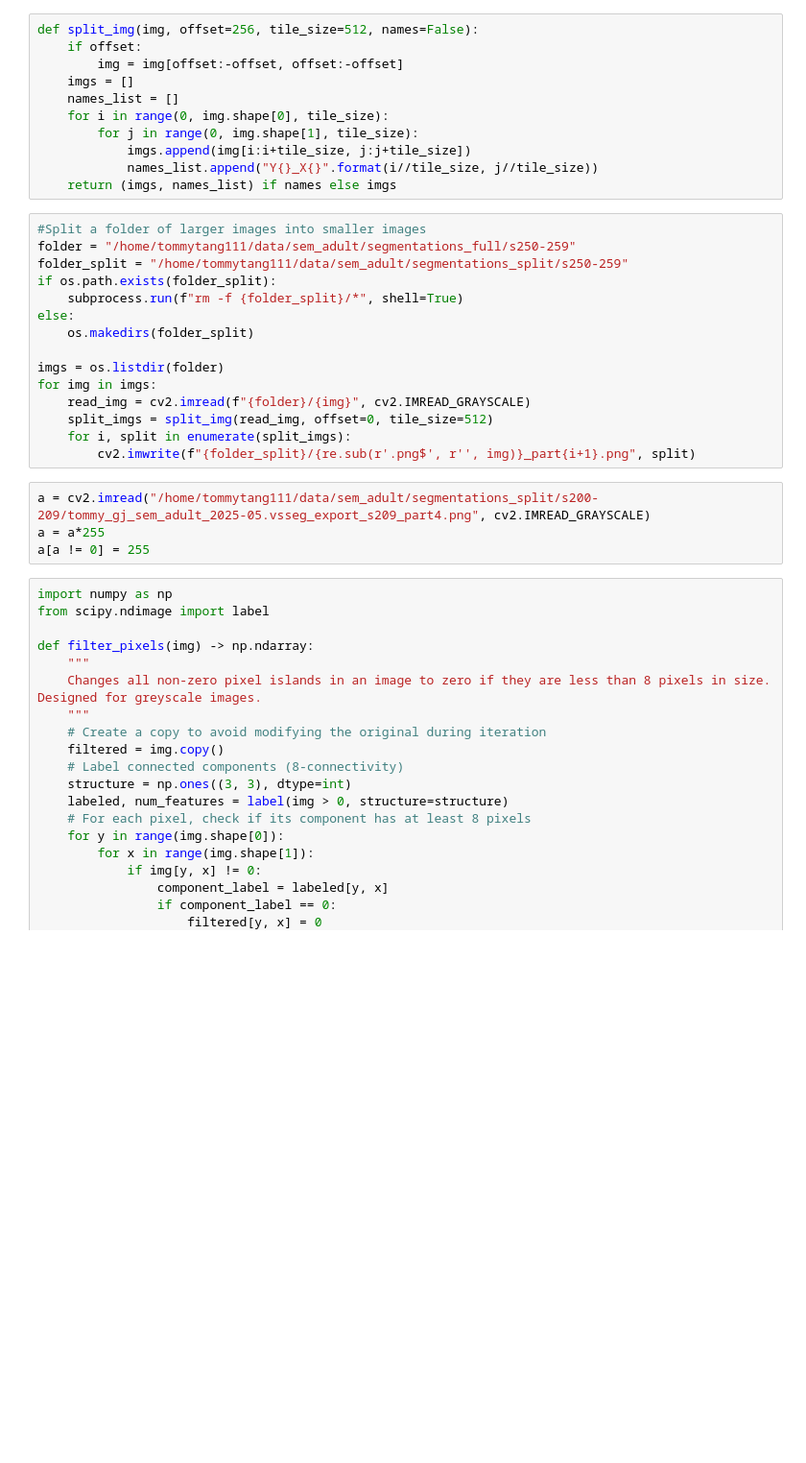
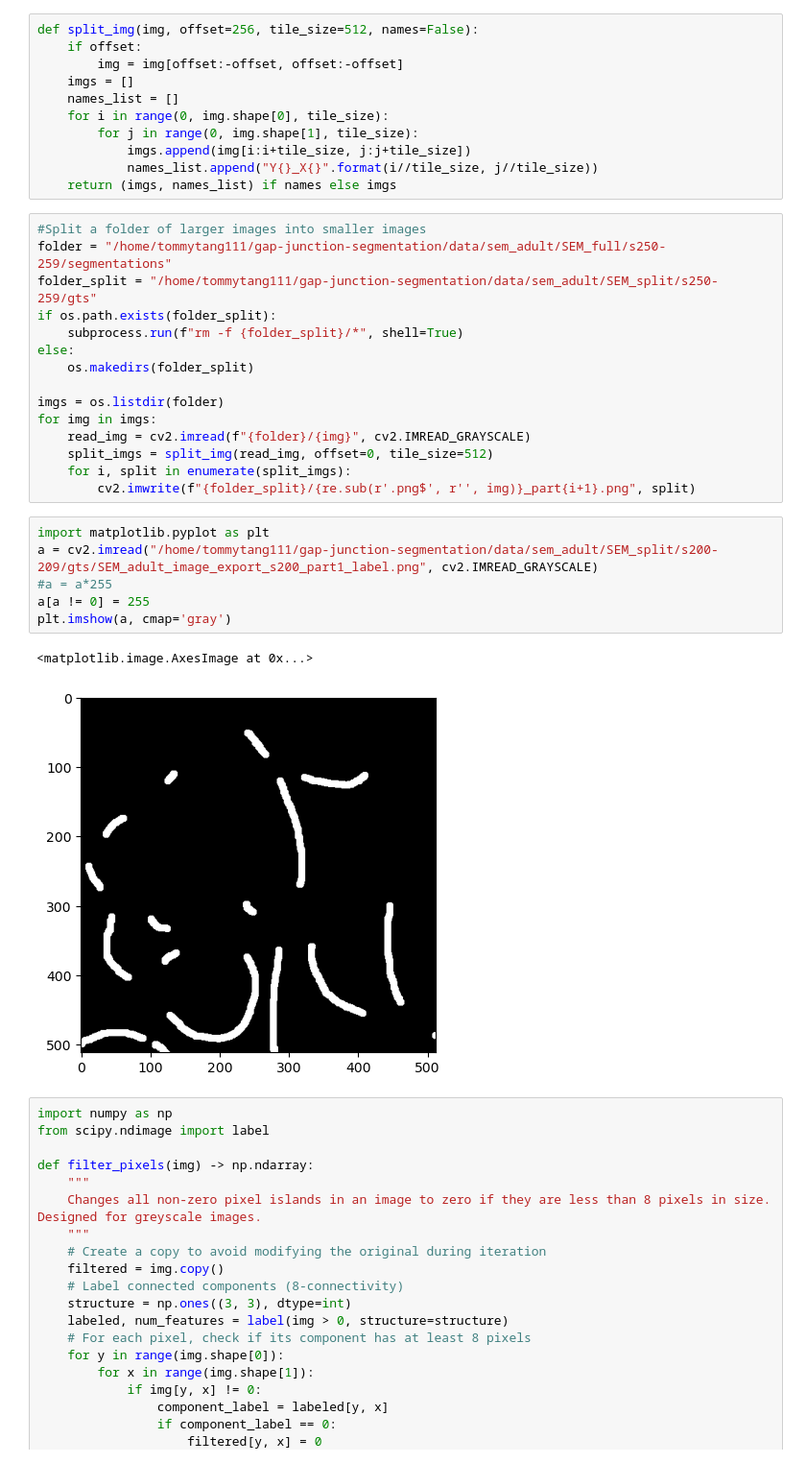
Before and after one commit to Tommytang111/gap-junction-segmentation, a Jupyter notebook: utilities.ipynb, the cells around one changed output. Shown at 96% size. Cells and saved outputs as stored; diff of their text form; blank space fills up the shorter version.

```diff
--- a/utilities.ipynb
+++ b/utilities.ipynb
@@ -19,8 +19,8 @@ def split_img(img, offset=256, tile_size=512, names=False):
     return (imgs, names_list) if names else imgs
 # %%
 #Split a folder of larger images into smaller images
-folder = "/home/tommytang111/data/sem_adult/segmentations_full/s250-259"
-folder_split = "/home/tommytang111/data/sem_adult/segmentations_split/s250-259"
+folder = "/home/tommytang111/gap-junction-segmentation/data/sem_adult/SEM_full/s250-259/segmentations"
+folder_split = "/home/tommytang111/gap-junction-segmentation/data/sem_adult/SEM_split/s250-259/gts"
 if os.path.exists(folder_split):
     subprocess.run(f"rm -f {folder_split}/*", shell=True)
 else:
@@ -33,9 +33,14 @@ for img in imgs:
     for i, split in enumerate(split_imgs):
         cv2.imwrite(f"{folder_split}/{re.sub(r'.png$', r'', img)}_part{i+1}.png", split)
 # %%
-a = cv2.imread("/home/tommytang111/data/sem_adult/segmentations_split/s200-209/tommy_gj_sem_adult_2025-05.vsseg_export_s209_part4.png", cv2.IMREAD_GRAYSCALE)
-a = a*255
+import matplotlib.pyplot as plt
+a = cv2.imread("/home/tommytang111/gap-junction-segmentation/data/sem_adult/SEM_split/s200-209/gts/SEM_adult_image_export_s200_part1_label.png", cv2.IMREAD_GRAYSCALE)
+#a = a*255
 a[a != 0] = 255
+plt.imshow(a, cmap='gray')
+# %% [output]
+<matplotlib.image.AxesImage at 0x...>
+[figure, added]
 # %%
 import numpy as np
 from scipy.ndimage import label
```
